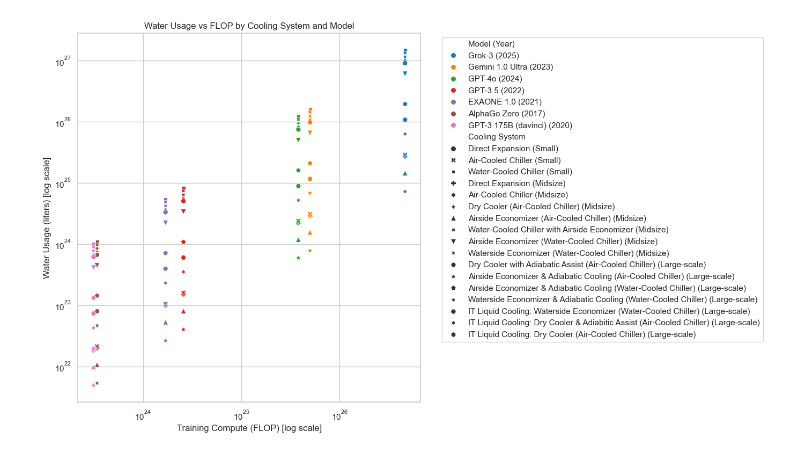
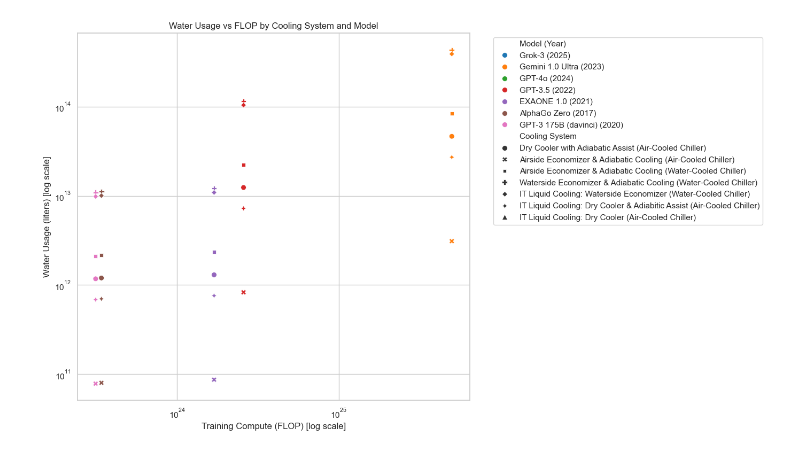
Before and after one commit to vaaniarora/Water_Sustainability, a Jupyter notebook: DataCenterCooling.ipynb, the cells around one changed output. Saved outputs shown, nothing was run; the diff lists cells and outputs as text; code cells hidden in the pictures.

Commit message:
plots for water usage, energy, and carbon impact

```diff
--- a/DataCenterCooling.ipynb
+++ b/DataCenterCooling.ipynb
@@ -23,0 +67,22 @@ combined = pd.merge(top_large_models, cooling_df, on='key').drop(columns='key')
+# %%
+results = []
+for _, row in top_large_models.iterrows():
+    model = row['Model']
+    year = row['Year']
+    hardware = row['Training hardware']
+    flop = row['Training compute (FLOP)']
+    fp32_flops, tdp = find_chip_info(hardware, year + 1, chip_df)
+
+    results.append({
+        'Model': model,
+        'Year': year,
+        'Training hardware': hardware,
+        'Training compute (FLOP)' : flop,
+        'FP32 GFLOPS': fp32_flops,
+        'TDP (W)': tdp
+    })
+
+final_top_models = pd.DataFrame(results)
+
+final_top_models['Energy (J)'] = (final_top_models['TDP (W)'] / (final_top_models['FP32 GFLOPS'] * 10**9)) * final_top_models['Training compute (FLOP)']
+final_top_models
@@ -24,27 +98,36 @@ combined = pd.merge(top_large_models, cooling_df, on='key').drop(columns='key')
 # %%
-combined['Water Usage'] = combined['AvgWUE'] * combined['Training compute (FLOP)']
-combined['Model (Year)'] = combined['Model'] + " (" + combined['Year'].astype(str) + ")"
+combined = combined.merge(
+    final_top_models[['Model', 'Energy (J)']],
+    on='Model',
+    how='left'
+)
+
+combined['Water Usage'] = combined['AvgWUE'] * combined['Energy (J)']
+
+unique_models = top_large_models['Model (Year)'].dropna().unique()
+palette = sns.color_palette("tab10", n_colors=len(unique_models))
+model_color_map = dict(zip(unique_models, palette))
 
 plt.figure(figsize=(14, 8))
 sns.set_theme(style="whitegrid")
 
 plot = sns.scatterplot(
     data=combined,
     x='Training compute (FLOP)',
     y='Water Usage',
     hue='Model (Year)',
     style='Cooling System',
-    palette='tab10',
+    palette=model_color_map,
     s=50
 )
 
 plt.xscale('log')
 plt.yscale('log')
 plt.xlabel('Training Compute (FLOP) [log scale]')
 plt.ylabel('Water Usage (liters) [log scale]')
 plt.title('Water Usage vs FLOP by Cooling System and Model')
 plt.legend(bbox_to_anchor=(1.05, 1), loc='upper left')
 plt.tight_layout()
 plt.show()
 # %% [output]
-[figure, old version]
+[figure, new version]
```
Also changed, not shown: parts of 21 cells of this notebook, 2 other files.
